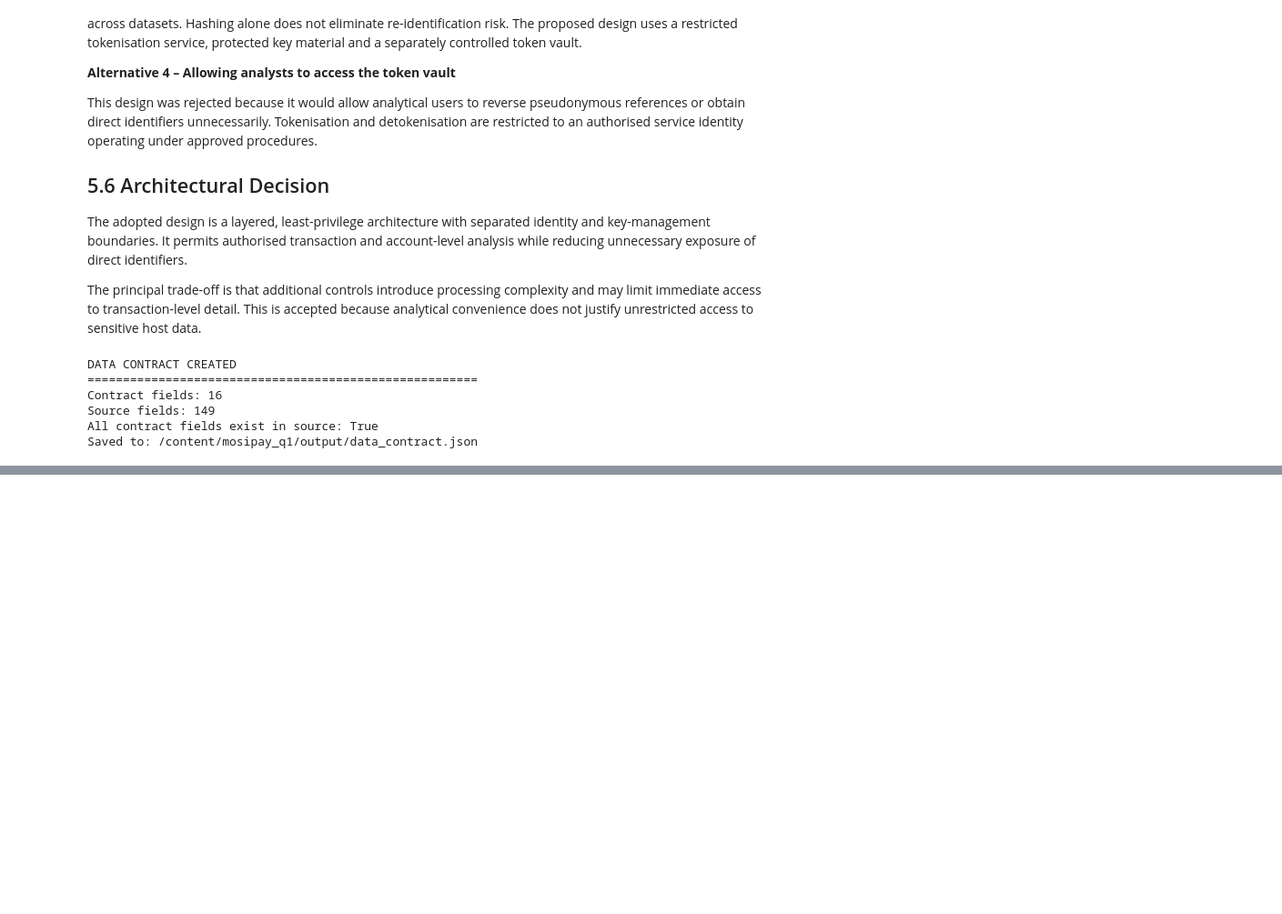
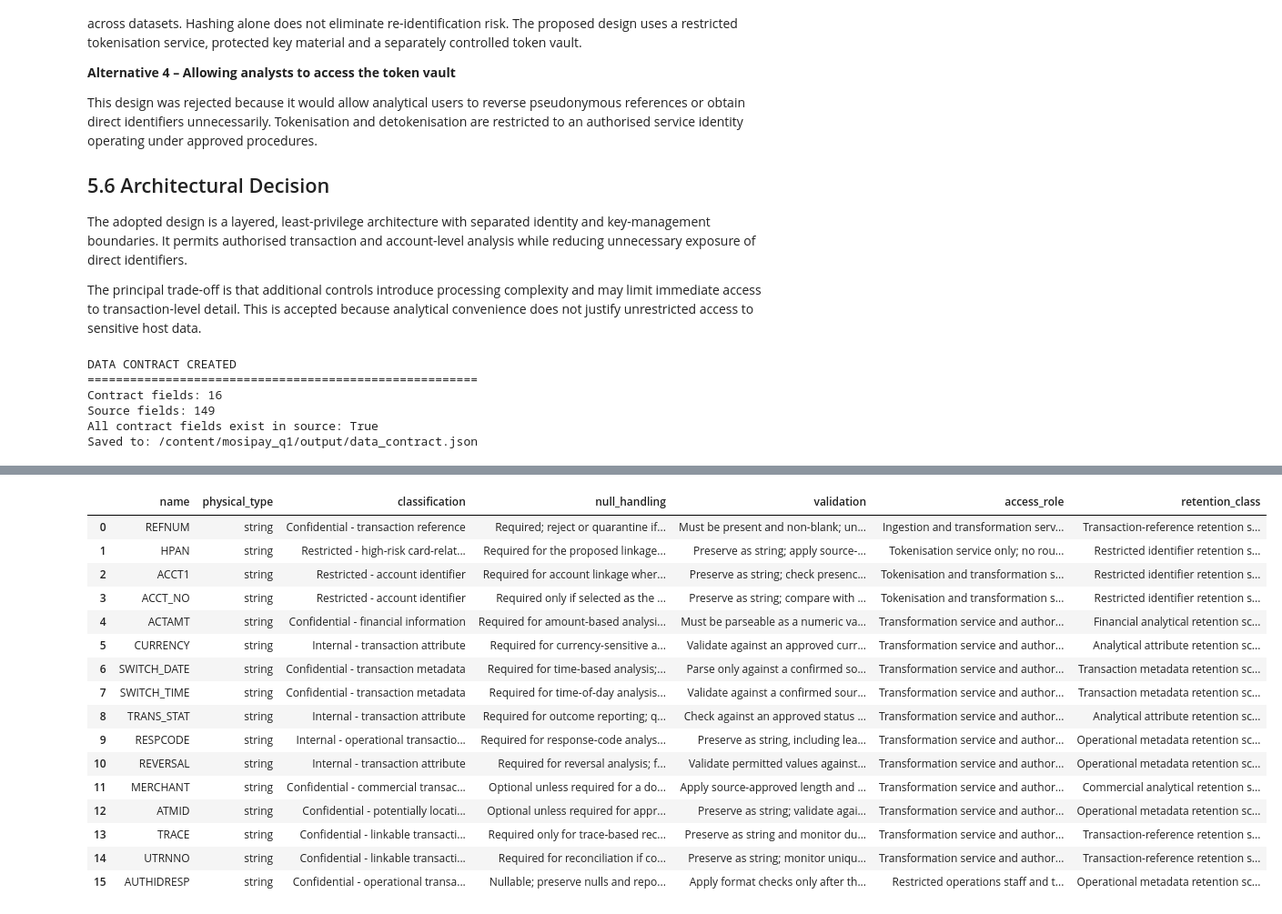
Before and after one commit to ictnsofu/ICD_5211_Data_Privacy_kampamba_nsofu_202609988, a Jupyter notebook: 202609988_Kampamba_Nsofu_ICD_5211.ipynb, the cells around one changed output, grey strips where cells are left out. Shown at 91% size. Saved outputs shown, nothing was run; the diff lists cells and outputs as text; code cells hidden in the pictures; blank space fills up the shorter version.

```diff
--- a/202609988_Kampamba_Nsofu_ICD_5211.ipynb
+++ b/202609988_Kampamba_Nsofu_ICD_5211.ipynb
@@ -1769,0 +1829,50 @@ Saved to: /content/mosipay_q1/output/data_contract.json
+# %%
+
+# ============================================================
+# 06.2 – REVIEW CONTRACT FIELD SPECIFICATIONS
+# ============================================================
+
+import pandas as pd
+
+contract_review = pd.DataFrame(data_contract["fields"])
+
+display(
+    contract_review[
+        [
+            "name",
+            "physical_type",
+            "classification",
+            "null_handling",
+            "validation",
+            "access_role",
+            "retention_class"
+        ]
+    ]
+)
+
+print("\nFIELDS WITH MANDATORY OR NON-NULL REQUIREMENTS")
+
+for field in data_contract["fields"]:
+    print(
+        field["name"],
+        "| Null handling:", field["null_handling"],
+        "| Validation:", field["validation"]
+    )
+# %% [output]
+|  | name | physical_type | classification | null_handling | validation | access_role | retention_class |
+| 0 | REFNUM | string | Confidential - transaction reference | Required; reject or quarantine if... | Must be present and non-blank; un... | Ingestion and transformation serv... | Transaction-reference retention s... |
+| 1 | HPAN | string | Restricted - high-risk card-relat... | Required for the proposed linkage... | Preserve as string; apply source-... | Tokenisation service only; no rou... | Restricted identifier retention s... |
+| 2 | ACCT1 | string | Restricted - account identifier | Required for account linkage wher... | Preserve as string; check presenc... | Tokenisation and transformation s... | Restricted identifier retention s... |
+| 3 | ACCT_NO | string | Restricted - account identifier | Required only if selected as the ... | Preserve as string; compare with ... | Tokenisation and transformation s... | Restricted identifier retention s... |
+| 4 | ACTAMT | string | Confidential - financial information | Required for amount-based analysi... | Must be parseable as a numeric va... | Transformation service and author... | Financial analytical retention sc... |
+| 5 | CURRENCY | string | Internal - transaction attribute | Required for currency-sensitive a... | Validate against an approved curr... | Transformation service and author... | Analytical attribute retention sc... |
+| 6 | SWITCH_DATE | string | Confidential - transaction metadata | Required for time-based analysis;... | Parse only against a confirmed so... | Transformation service and author... | Transaction metadata retention sc... |
+| 7 | SWITCH_TIME | string | Confidential - transaction metadata | Required for time-of-day analysis... | Validate against a confirmed sour... | Transformation service and author... | Transaction metadata retention sc... |
+| 8 | TRANS_STAT | string | Internal - transaction attribute | Required for outcome reporting; q... | Check against an approved status ... | Transformation service and author... | Analytical attribute retention sc... |
+| 9 | RESPCODE | string | Internal - operational transactio... | Required for response-code analys... | Preserve as string, including lea... | Transformation service and author... | Operational metadata retention sc... |
+| 10 | REVERSAL | string | Internal - transaction attribute | Required for reversal analysis; f... | Validate permitted values against... | Transformation service and author... | Operational metadata retention sc... |
+| 11 | MERCHANT | string | Confidential - commercial transac... | Optional unless required for a do... | Apply source-approved length and ... | Transformation service and author... | Commercial analytical retention s... |
+| 12 | ATMID | string | Confidential - potentially locati... | Optional unless required for appr... | Preserve as string; validate agai... | Transformation service and author... | Operational metadata retention sc... |
+| 13 | TRACE | string | Confidential - linkable transacti... | Required only for trace-based rec... | Preserve as string and monitor du... | Transformation service and author... | Transaction-reference retention s... |
+| 14 | UTRNNO | string | Confidential - linkable transacti... | Required for reconciliation if co... | Preserve as string; monitor uniqu... | Transformation service and author... | Transaction-reference retention s... |
+| 15 | AUTHIDRESP | string | Confidential - operational transa... | Nullable; preserve nulls and repo... | Apply format checks only after th... | Restricted operations staff and t... | Operational metadata retention sc... |
```
Also changed, not shown: parts of 2 cells of this notebook.
